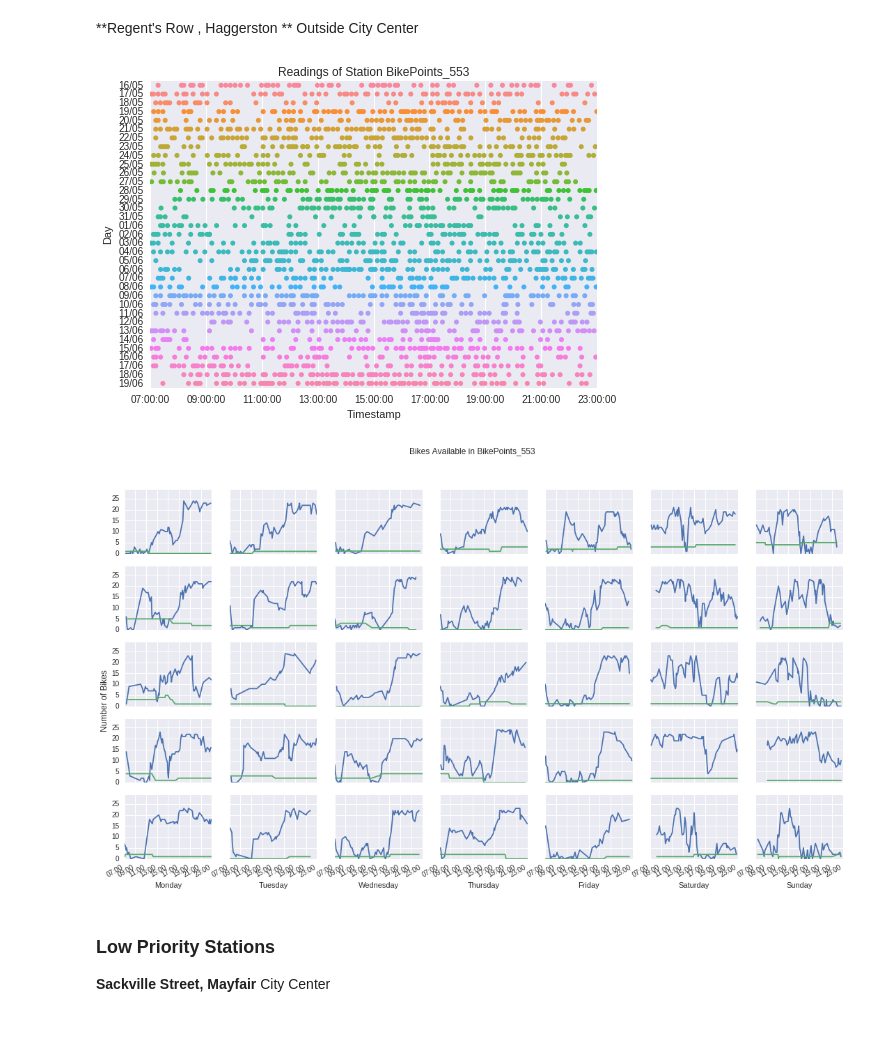
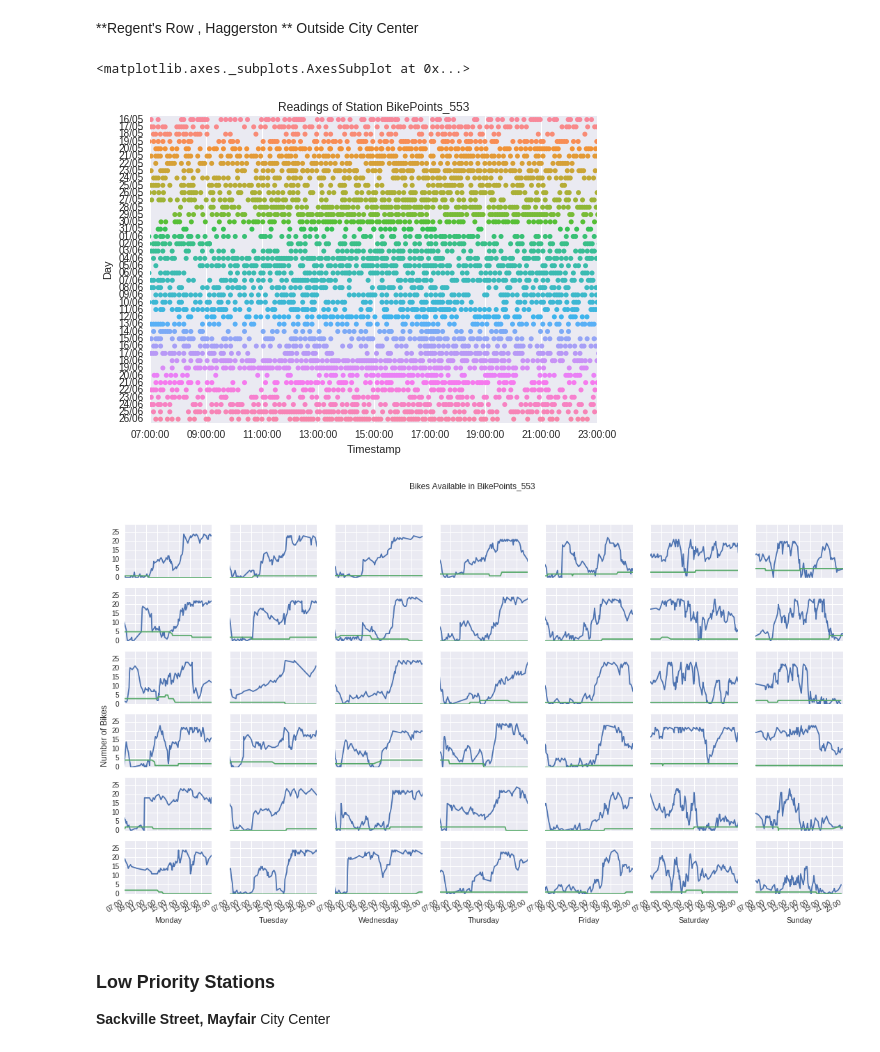
Before and after one commit to ibrahim85/spts-uoe, a Jupyter notebook: exploratory_data_analysis.ipynb, the cells around one changed output. Saved outputs shown, nothing was run; the diff lists cells and outputs as text; code cells hidden in the pictures.

```diff
--- a/exploratory_data_analysis.ipynb
+++ b/exploratory_data_analysis.ipynb
@@ -3,27 +5,25 @@
 # %%
 %matplotlib inline
 
+import itertools
 import logging
-import itertools
-import json
-import os
 import pickle
 import folium
 import calendar
-import math
 import pandas as pd
 import numpy as np
 import seaborn as sns
+import matplotlib.colors as clrs
 import matplotlib.pyplot as plt
 import matplotlib.dates as mdates
 
-from mpl_toolkits.basemap import Basemap
-from datetime import datetime, timedelta
-from os import listdir
-from os.path import isfile, join
-from src.data.parse_dataset import parse_dir, parse_json_files, get_file_list
-from IPython.display import Image
-from datetime import date
+from sklearn import preprocessing
+from datetime import datetime, date, timedelta
+from palettable.colorbrewer.sequential import Oranges_9
+
+from src.data.visualization import create_london_map, draw_stations_map
+
+sns.set_context("notebook")
 
 logger = logging.getLogger()
 logger.setLevel(logging.INFO)
@@ -79,8 +84,8 @@ We believe the readings are updated as follows:
 * This means most of the readings will be different than the previous one
 * When this is not the case, we suspect that an equal number of bikes left and arrived to the station, leaving the station in the same state as it was before but triggering an update to be published
 # %%
-start, end = get_day_start_end(datetime(2016,5,16))
-df = filter_by_time(filter_by_id(readings, 'BikePoints_14'), start, end)[['Timestamp', 'NbBikes']]
+start, end = get_day_start_end(datetime(2016,5,17))
+df = filter_by_time(filter_by_id(readings, 'BikePoints_374'), start, end)[['Timestamp', 'NbBikes']]
 df
 # %% [output]
 |  | Timestamp | NbBikes |
@@ -182,7 +400,7 @@ def plot_in_grid(axes, slices, ycols1, ycols2, nrows, ncols):
 ycols1 = ['NbBikes', 'NbUnusableDocks']
 ycols2 = []
 start = datetime(2016,5,16)
-end = datetime(2016,6,20)
+end = datetime(2016,6,27)
 # %% [markdown]
 ### High Priority Stations
 # %% [markdown]
@@ -198,13 +418,16 @@ plot_station_readings(readings, 'BikePoints_14', ycols1, ycols2, start, end)
 # %% [markdown]
 **Regent's Row , Haggerston ** Outside City Center
+# %%
+station_id = 'BikePoints_553'
 # %%
-plot_timeline(readings, 'BikePoints_553', start, end)
+plot_timeline(readings, station_id, start, end)
 # %% [output]
+<matplotlib.axes._subplots.AxesSubplot at 0x...>
-[figure, old version]
+[figure, new version]
 # %%
-plot_station_readings(readings, 'BikePoints_553', ycols1, ycols2, start, end)
+plot_station_readings(readings, station_id, ycols1, ycols2, start, end)
 # %% [output]
-[figure, old version]
+[figure, new version]
 # %% [markdown]
 ### Low Priority Stations
 **Sackville Street, Mayfair** City Center
```
Also changed, not shown: parts of 46 cells of this notebook, 20 other files.
